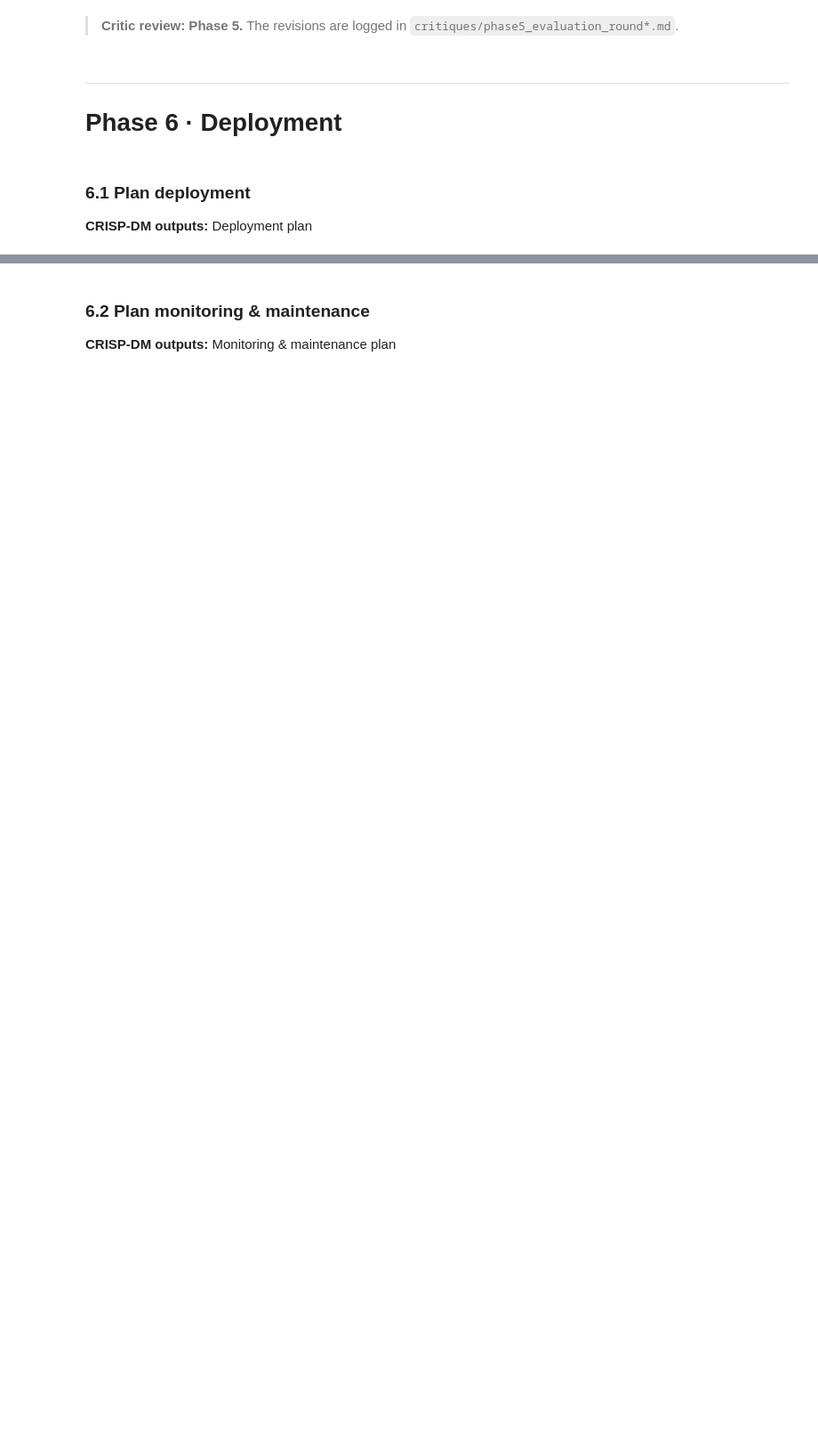
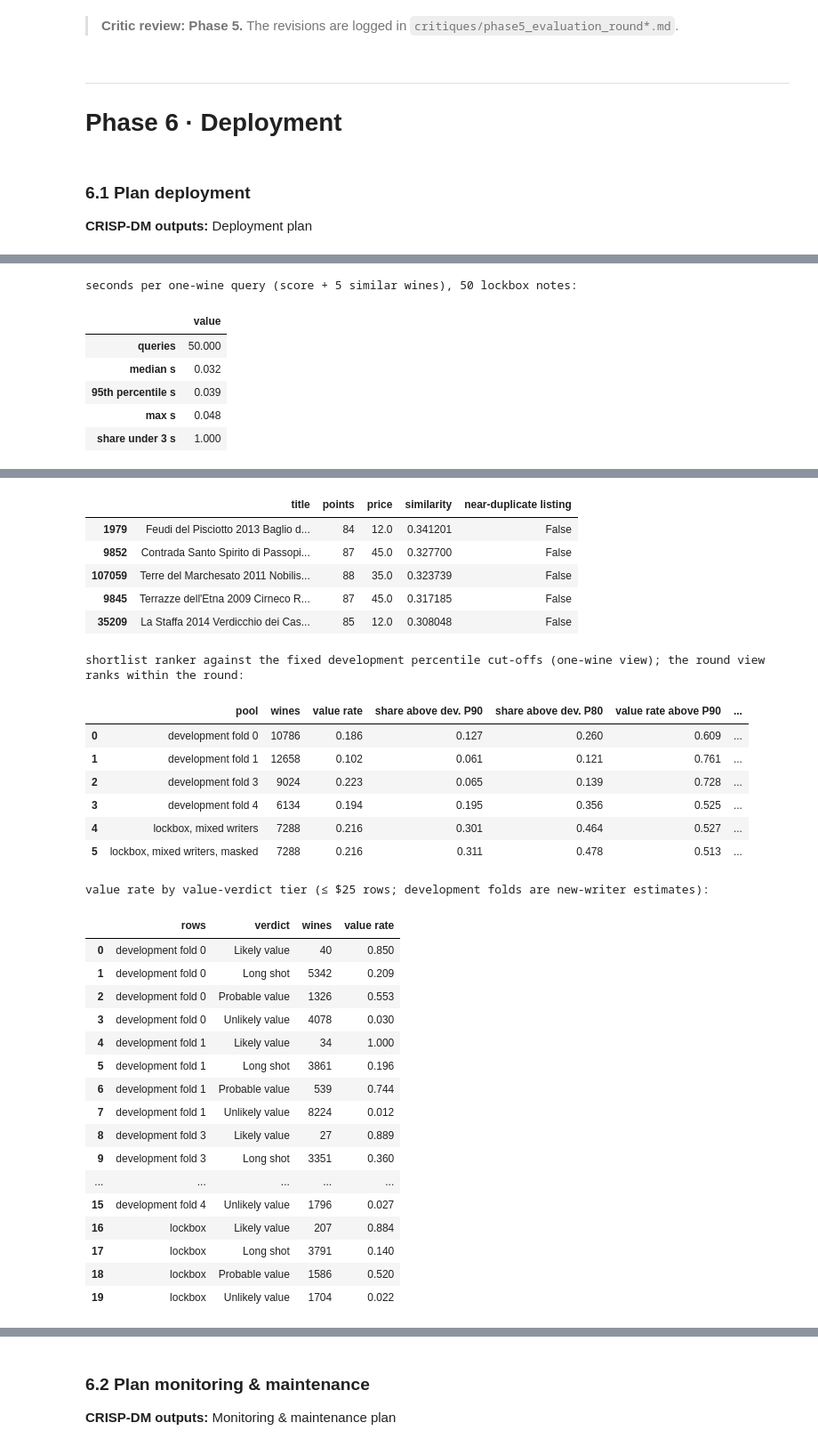
Before and after one commit to anita-agasaveeran/Assignment4, a Jupyter notebook: 01_CRISP-DM_Wine_Value/notebooks/CRISP_DM_Wine_Value.ipynb, the cells around one changed output, grey strips where cells are left out. Shown at 89% size. Saved outputs shown, nothing was run; the diff lists cells and outputs as text; code cells hidden in the pictures; blank space fills up the shorter version.

```diff
--- a/01_CRISP-DM_Wine_Value/notebooks/CRISP_DM_Wine_Value.ipynb
+++ b/01_CRISP-DM_Wine_Value/notebooks/CRISP_DM_Wine_Value.ipynb
@@ -3229,0 +3341,20 @@ display(off.pivot(index="offset", columns="rows", values=["mean residual", "with
+# %%
+# 6.1b The deployed artifact: the frozen selections refit on all development rows exactly as in the lockbox run, saved to models/.
+# §5.3 condition 1: it must reproduce the saved lockbox predictions row by row.
+t0 = time.time()
+vf = production.build(prep, naming_dir=config.PROJECT_DIR / "reports" / "bsc3_naming", verbose=False)
+print(f"built in {time.time() - t0:.0f} s:", {k: v for k, v in vf.info.items()})
+_saved = pd.read_csv(tables / "phase5_lockbox_predictions.csv.gz").set_index("review_id")
+repro = production.reproduces_lockbox(vf, prep, _saved)
+print("largest absolute difference vs phase5_lockbox_predictions.csv.gz (the ranker on the priced rows: the deployed tool does not"
+      f" rank the {int(prep.loc[_saved.index, 'price'].isna().sum()):,} lockbox wines without a price; none is a ≤ $25 candidate):"); display(repro.to_frame())
+assert artifacts.reproduction_passed(repro)
+_pool = lb_test[lb_test["in_value_pool"]]
+_r1, _r2 = simple_rule_scores(dev_tr, _pool), vf.rule_scores(_pool)
+assert all(np.allclose(_r1[k], _r2[k]) for k in _r1) and np.allclose(vf.baseline(lb_test), _saved["variety × country"])
+assert vf.profiles.assign(lb_test).equals(assign_dev(lb_test))
+print("simple rules, baseline and flavour-profile assignment identical to the Phase 5 objects")
+for i, t in enumerate(vf.profiles.top_terms(5)):
+    print(f"  A{i + 1}: {', '.join(t)}  ->  {vf.profiles.names[i]}")
+manifest = artifacts.save_value_finder(vf, repro)
+print("saved", manifest["artifact"], f"{manifest['bytes'] / 1e6:.1f} MB, sha1", manifest["sha1"])
@@ -3229,0 +3380,26 @@ display(off.pivot(index="offset", columns="rows", values=["mean residual", "with
+# %%
+# 6.1c BSC4: one screen, every output, < 3 s per query (timed here without the browser; the app shows its own timing).
+sim = production.SimilarWines(production.catalogue(prep))
+_lb_raw = prep.loc[lb_test.index, ["description", "country", "province", "variety", "region_1", "designation", "winery", "title", "price"]]
+bsc4 = phase6.timing(vf, sim, _lb_raw)
+# Revision 7 (critic round 6 issue 8): BSC4's limit is checked, not only shown (re-execution 11 finished with 30% of
+# queries over 3 s because nothing checked it).
+assert bsc4["share under 3 s"] == 1.0, bsc4
+print("seconds per one-wine query (score + 5 similar wines), 50 lockbox notes:"); display(bsc4.round(3).to_frame("value"))
+_ex = _lb_raw.iloc[[0]]
+display(vf.score(_ex).T); display(sim.query(vf.prepare(_ex)["note"].iloc[0])[["title", "points", "price", "similarity", "near-duplicate listing"]])
+tiers = phase6.tier_table(vf, p_plain, p_masked)
+print("shortlist ranker against the fixed development percentile cut-offs (one-wine view); the round view ranks within the round:")
+display(tiers.round(3))
+verdicts = phase6.verdict_table(vf, runs, lbx["run"])
+print("value rate by value-verdict tier (≤ $25 rows; development folds are new-writer estimates):"); display(verdicts.round(3))
+bsc4.to_frame("value").to_csv(tables / "phase6_bsc4_timing.csv"); verdicts.to_csv(tables / "phase6_verdict_tiers.csv", index=False)
+tiers.to_csv(tables / "phase6_shortlist_tiers.csv", index=False)
+# %% [output]
+seconds per one-wine query (score + 5 similar wines), 50 lockbox notes:
+|  | value |
+| queries | 50.000 |
+| median s | 0.032 |
+| 95th percentile s | 0.039 |
+| max s | 0.048 |
+| share under 3 s | 1.000 |
@@ -3229,0 +3418,32 @@ display(off.pivot(index="offset", columns="rows", values=["mean residual", "with
+|  | title | points | price | similarity | near-duplicate listing |
+| 1979 | Feudi del Pisciotto 2013 Baglio d... | 84 | 12.0 | 0.341201 | False |
+| 9852 | Contrada Santo Spirito di Passopi... | 87 | 45.0 | 0.327700 | False |
+| 107059 | Terre del Marchesato 2011 Nobilis... | 88 | 35.0 | 0.323739 | False |
+| 9845 | Terrazze dell'Etna 2009 Cirneco R... | 87 | 45.0 | 0.317185 | False |
+| 35209 | La Staffa 2014 Verdicchio dei Cas... | 85 | 12.0 | 0.308048 | False |
+shortlist ranker against the fixed development percentile cut-offs (one-wine view); the round view ranks within the round:
+|  | pool | wines | value rate | share above dev. P90 | share above dev. P80 | value rate above P90 | ... |
+| 0 | development fold 0 | 10786 | 0.186 | 0.127 | 0.260 | 0.609 | ... |
+| 1 | development fold 1 | 12658 | 0.102 | 0.061 | 0.121 | 0.761 | ... |
+| 2 | development fold 3 | 9024 | 0.223 | 0.065 | 0.139 | 0.728 | ... |
+| 3 | development fold 4 | 6134 | 0.194 | 0.195 | 0.356 | 0.525 | ... |
+| 4 | lockbox, mixed writers | 7288 | 0.216 | 0.301 | 0.464 | 0.527 | ... |
+| 5 | lockbox, mixed writers, masked | 7288 | 0.216 | 0.311 | 0.478 | 0.513 | ... |
+value rate by value-verdict tier (≤ $25 rows; development folds are new-writer estimates):
+|  | rows | verdict | wines | value rate |
+| 0 | development fold 0 | Likely value | 40 | 0.850 |
+| 1 | development fold 0 | Long shot | 5342 | 0.209 |
+| 2 | development fold 0 | Probable value | 1326 | 0.553 |
+| 3 | development fold 0 | Unlikely value | 4078 | 0.030 |
+| 4 | development fold 1 | Likely value | 34 | 1.000 |
+| 5 | development fold 1 | Long shot | 3861 | 0.196 |
+| 6 | development fold 1 | Probable value | 539 | 0.744 |
+| 7 | development fold 1 | Unlikely value | 8224 | 0.012 |
+| 8 | development fold 3 | Likely value | 27 | 0.889 |
+| 9 | development fold 3 | Long shot | 3351 | 0.360 |
+| ... | ... | ... | ... | ... |
+| 15 | development fold 4 | Unlikely value | 1796 | 0.027 |
+| 16 | lockbox | Likely value | 207 | 0.884 |
+| 17 | lockbox | Long shot | 3791 | 0.140 |
+| 18 | lockbox | Probable value | 1586 | 0.520 |
+| 19 | lockbox | Unlikely value | 1704 | 0.022 |
```
Also changed, not shown: parts of 17 cells of this notebook, 47 other files.
